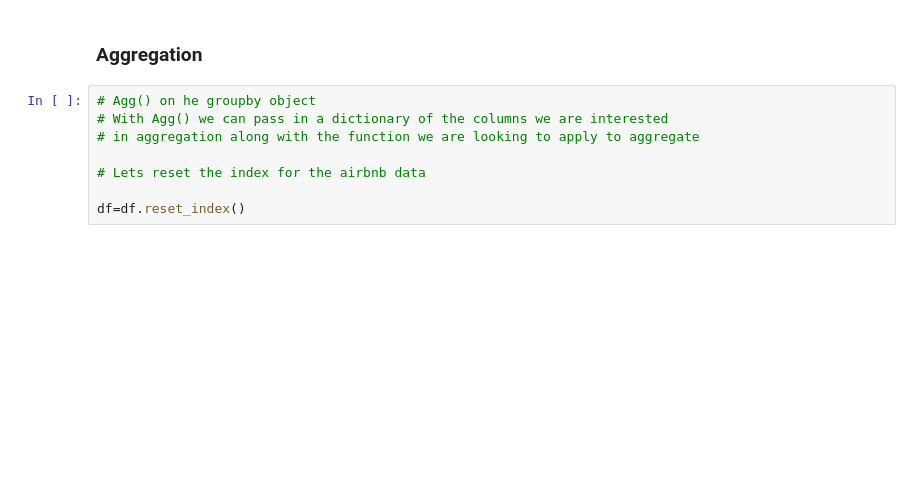
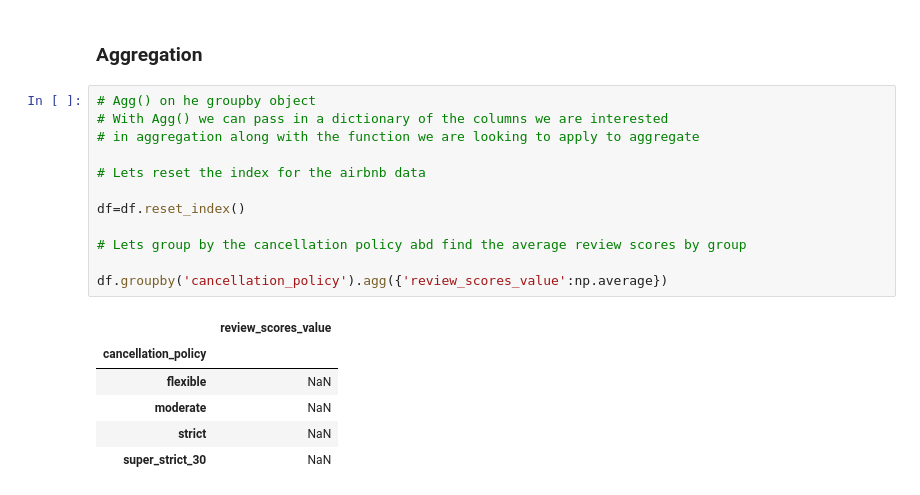
Before and after one commit to irinavalenzuela/Applied-Data-Science-Python, a Jupyter notebook: Week3_dataprocessing.ipynb, the cells around one changed output. Saved outputs shown, nothing was run; the diff lists cells and outputs as text; blank space fills up the shorter version.

```diff
--- a/Week3_dataprocessing.ipynb
+++ b/Week3_dataprocessing.ipynb
@@ -617,8 +617,19 @@ for group, frame in df.groupby(by=grouping_fun):
 # %%
 # Agg() on he groupby object
 # With Agg() we can pass in a dictionary of the columns we are interested
 # in aggregation along with the function we are looking to apply to aggregate
 
 # Lets reset the index for the airbnb data
 
 df=df.reset_index()
+
+# Lets group by the cancellation policy abd find the average review scores by group
+
+df.groupby('cancellation_policy').agg({'review_scores_value':np.average})
+# %% [output]
+|  | review_scores_value |
+| cancellation_policy |  |
+| flexible | NaN |
+| moderate | NaN |
+| strict | NaN |
+| super_strict_30 | NaN |
```
Also changed, not shown: parts of 1 cell of this notebook.
